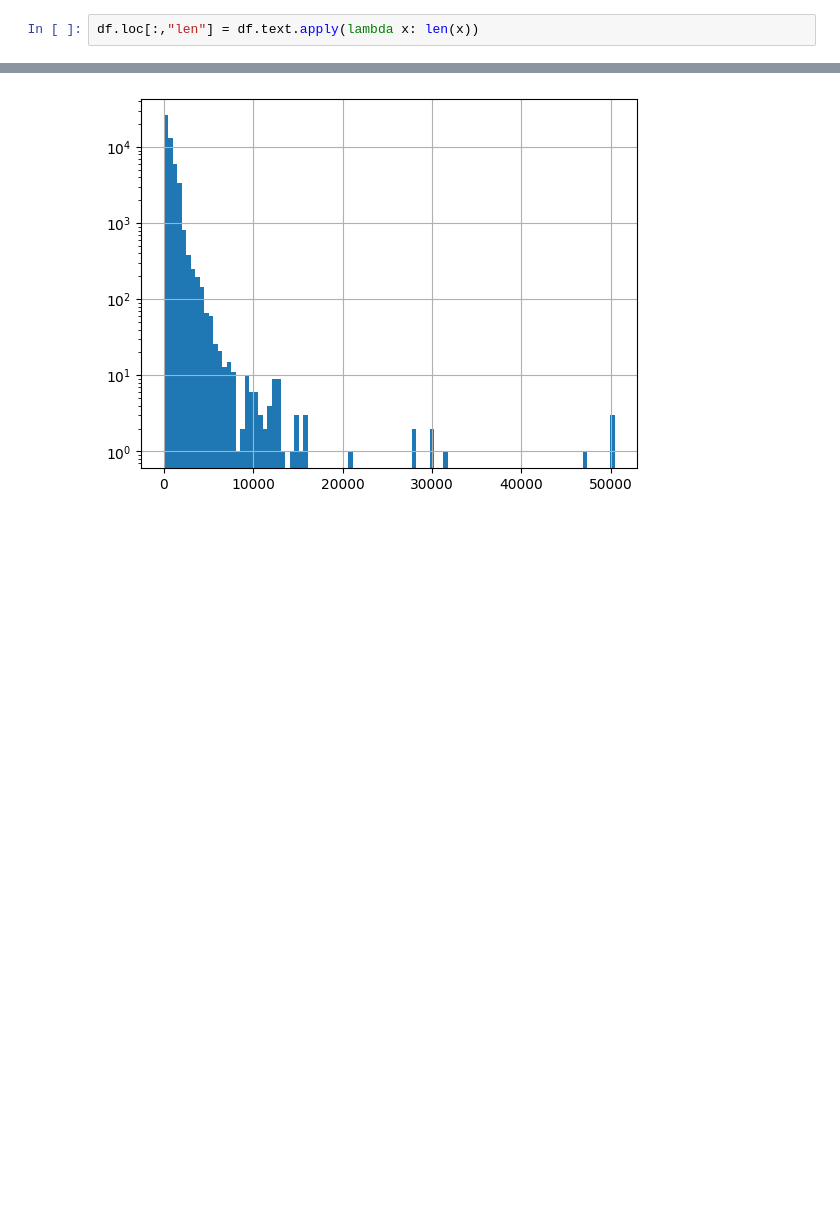
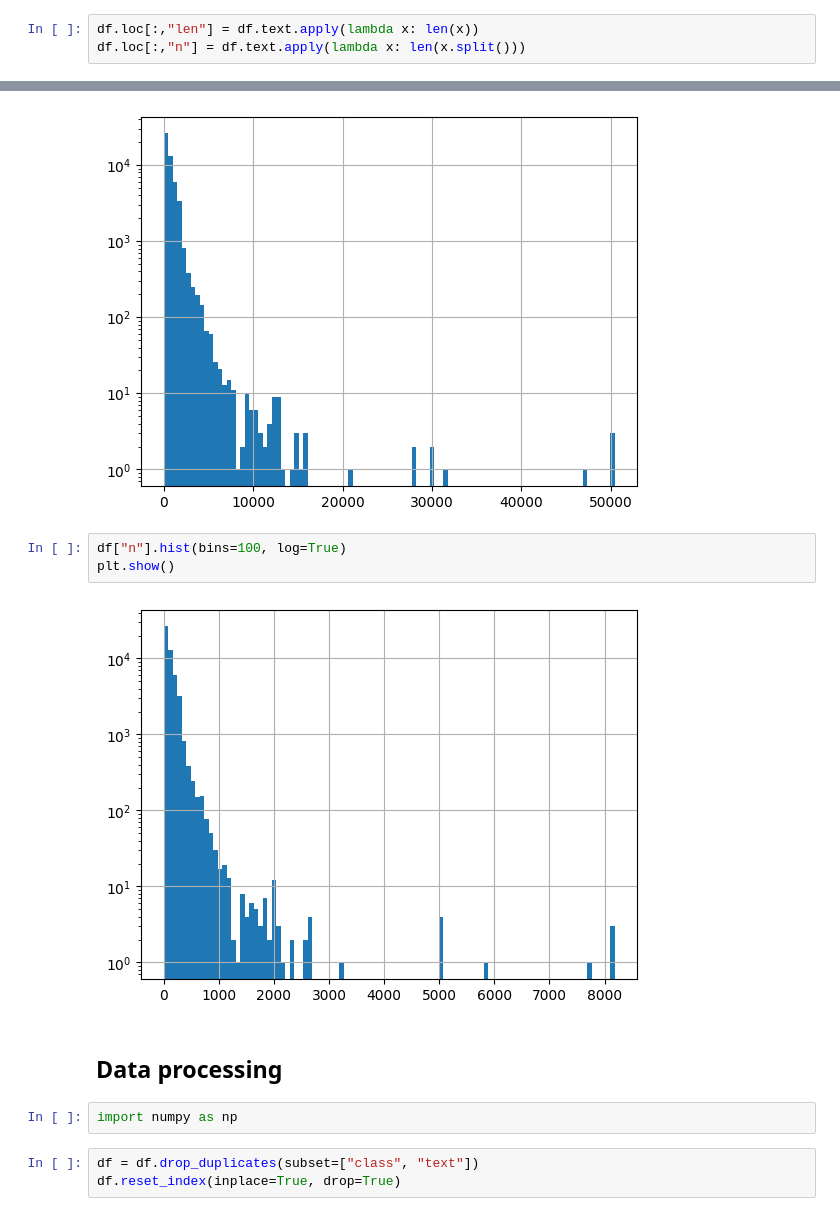
Before and after one commit to fkurushin/ai-in-business, a Jupyter notebook: main.ipynb, the cells around one changed output, grey strips where cells are left out. Drawn from its saved outputs; the diff is of its cells as text; blank space fills up the shorter version.

```diff
--- a/main.ipynb
+++ b/main.ipynb
@@ -21,3 +29,4 @@ df["class"] = df["class"].astype(str)
 df["text"] = df["text"].astype(str)
 # %%
 df.loc[:,"len"] = df.text.apply(lambda x: len(x))
+df.loc[:,"n"] = df.text.apply(lambda x: len(x.split()))
@@ -26,3 +59,15 @@ df["len"].hist(bins=100, log=True)
 plt.show()
 # %% [output]
 [figure]
+# %%
+df["n"].hist(bins=100, log=True)
+plt.show()
+# %% [output]
+[figure, added]
+# %% [markdown]
+## Data processing
+# %%
+import numpy as np
+# %%
+df = df.drop_duplicates(subset=["class", "text"])
+df.reset_index(inplace=True, drop=True)
```
Also changed, not shown: parts of 33 cells of this notebook, 2 other files.
